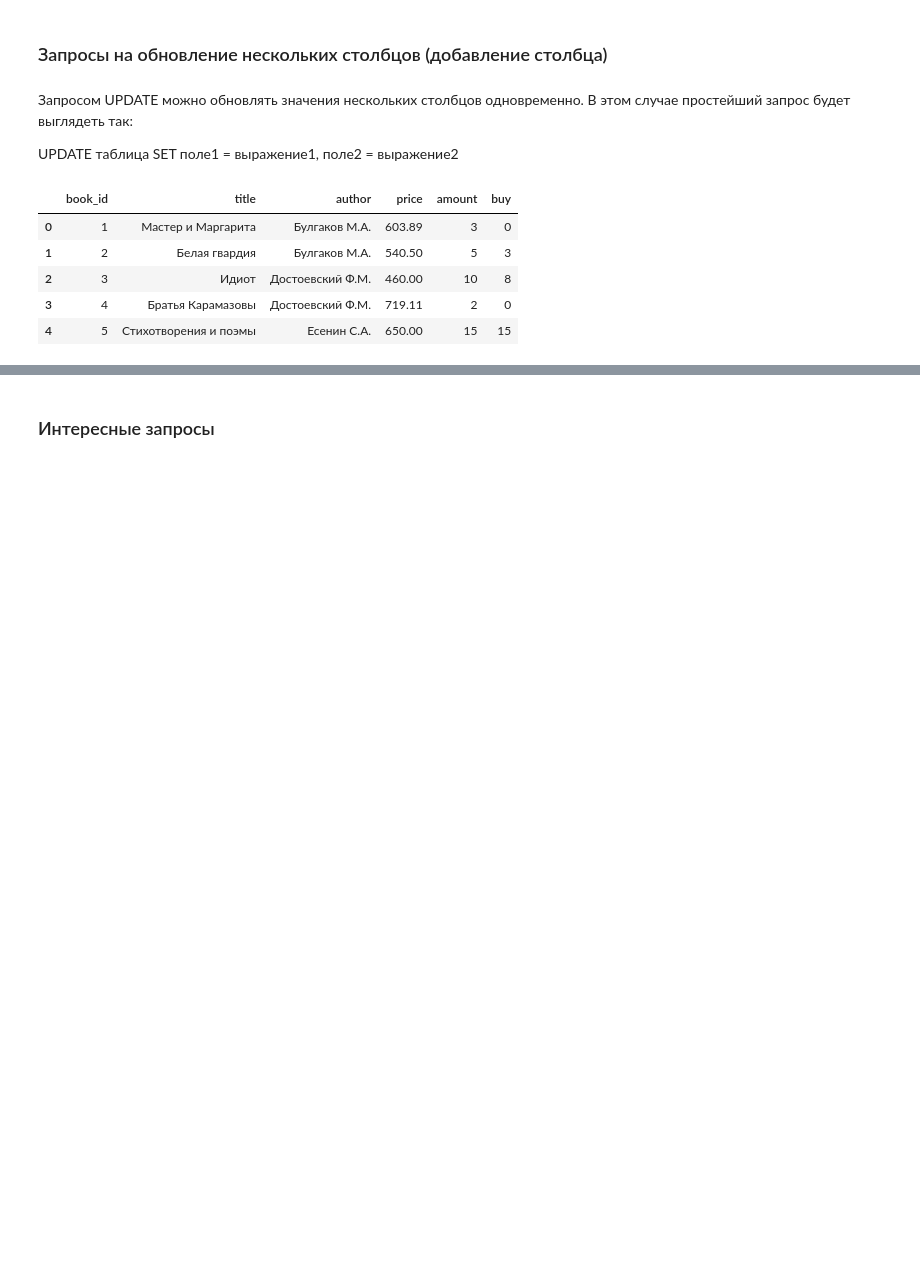
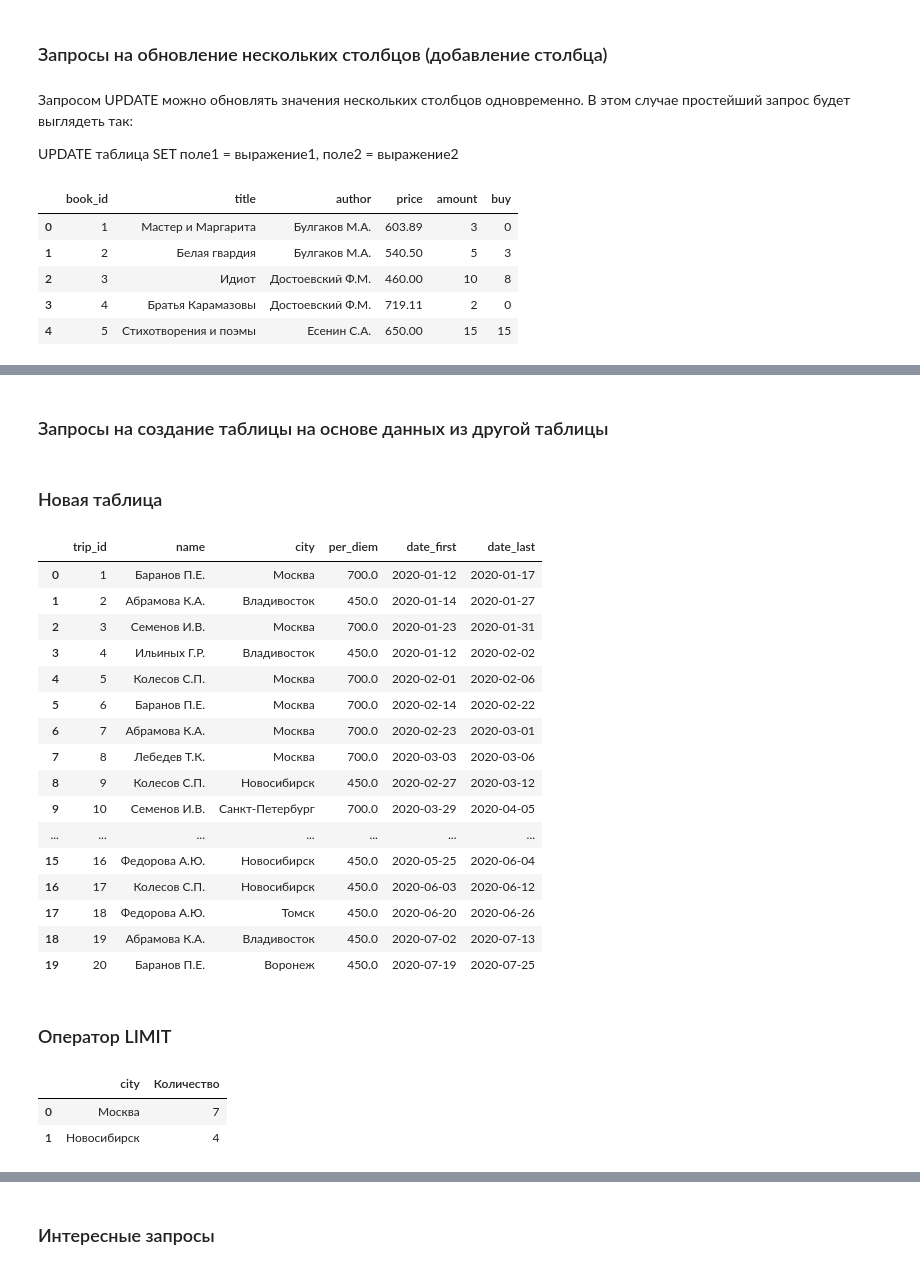
Before and after one commit to Sammik87/Miscellaneous, a Jupyter notebook: SQL.ipynb, the cells around one changed output, grey strips where cells are left out. Drawn from its saved outputs; the diff is of its cells as text; code cells hidden in the pictures; blank space fills up the shorter version.

```diff
--- a/SQL.ipynb
+++ b/SQL.ipynb
@@ -2140,0 +2192,2 @@ df
+# %% [markdown]
+### Запросы на создание таблицы на основе данных из другой таблицы
@@ -2140,0 +2209,2 @@ df
+# %% [markdown]
+### Новая таблица
@@ -2140,0 +2244,57 @@ df
+# %%
+conn = psycopg2.connect(dbname=dbname, user=user, password=password, host=host, port=port)
+# SQL-запрос
+query = "SELECT * FROM trip;"
+
+# Читаем данные в pandas DataFrame
+df = pd.read_sql_query(query, conn)  # Используем pd.read_sql_query
+
+# Закрываем соединение
+conn.close()
+
+# Выводим DataFrame
+df
+# %% [output]
+|  | trip_id | name | city | per_diem | date_first | date_last |
+| 0 | 1 | Баранов П.Е. | Москва | 700.0 | 2020-01-12 | 2020-01-17 |
+| 1 | 2 | Абрамова К.А. | Владивосток | 450.0 | 2020-01-14 | 2020-01-27 |
+| 2 | 3 | Семенов И.В. | Москва | 700.0 | 2020-01-23 | 2020-01-31 |
+| 3 | 4 | Ильиных Г.Р. | Владивосток | 450.0 | 2020-01-12 | 2020-02-02 |
+| 4 | 5 | Колесов С.П. | Москва | 700.0 | 2020-02-01 | 2020-02-06 |
+| 5 | 6 | Баранов П.Е. | Москва | 700.0 | 2020-02-14 | 2020-02-22 |
+| 6 | 7 | Абрамова К.А. | Москва | 700.0 | 2020-02-23 | 2020-03-01 |
+| 7 | 8 | Лебедев Т.К. | Москва | 700.0 | 2020-03-03 | 2020-03-06 |
+| 8 | 9 | Колесов С.П. | Новосибирск | 450.0 | 2020-02-27 | 2020-03-12 |
+| 9 | 10 | Семенов И.В. | Санкт-Петербург | 700.0 | 2020-03-29 | 2020-04-05 |
+| ... | ... | ... | ... | ... | ... | ... |
+| 15 | 16 | Федорова А.Ю. | Новосибирск | 450.0 | 2020-05-25 | 2020-06-04 |
+| 16 | 17 | Колесов С.П. | Новосибирск | 450.0 | 2020-06-03 | 2020-06-12 |
+| 17 | 18 | Федорова А.Ю. | Томск | 450.0 | 2020-06-20 | 2020-06-26 |
+| 18 | 19 | Абрамова К.А. | Владивосток | 450.0 | 2020-07-02 | 2020-07-13 |
+| 19 | 20 | Баранов П.Е. | Воронеж | 450.0 | 2020-07-19 | 2020-07-25 |
+# %% [markdown]
+### Оператор LIMIT
+# %%
+# Вывести два города, в которых чаще всего были в командировках сотрудники. Вычисляемый столбец назвать Количество.
+
+conn = psycopg2.connect(dbname=dbname, user=user, password=password, host=host, port=port)
+
+query = """SELECT city,
+                  COUNT(city) AS Количество
+           FROM trip
+           GROUP BY city
+           ORDER BY COUNT(city) DESC
+           LIMIT 2;"""
+
+# Читаем данные в pandas DataFrame
+df = pd.read_sql_query(query, conn)  # Используем pd.read_sql_query
+
+# Закрываем соединение
+conn.close()
+
+# Выводим DataFrame
+df
+# %% [output]
+|  | city | Количество |
+| 0 | Москва | 7 |
+| 1 | Новосибирск | 4 |
```
Also changed, not shown: parts of 26 cells of this notebook, 1 other file.
